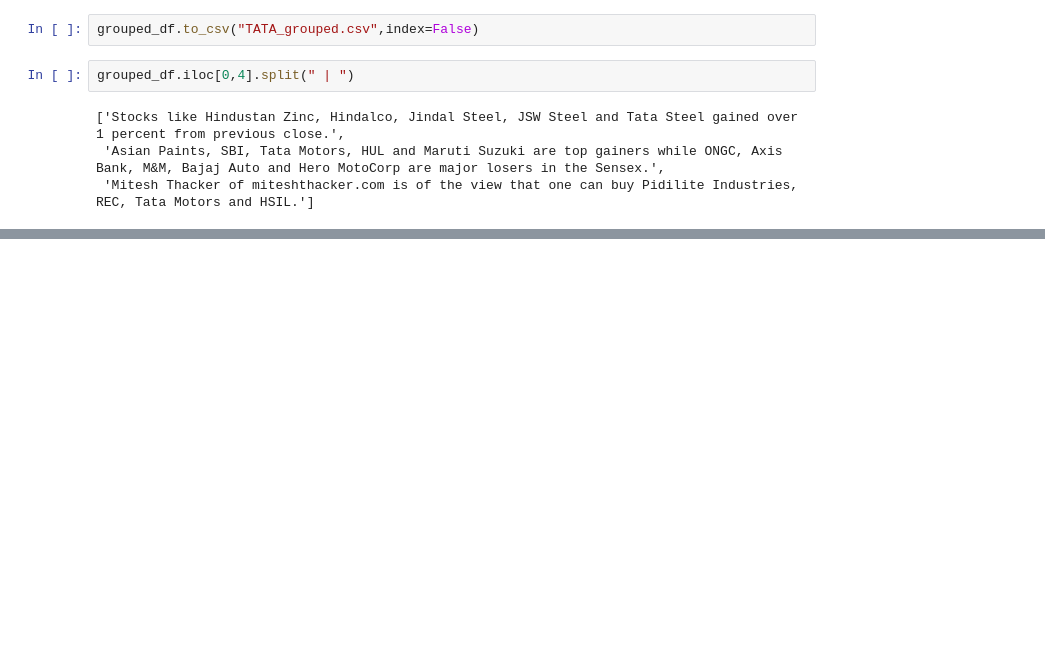
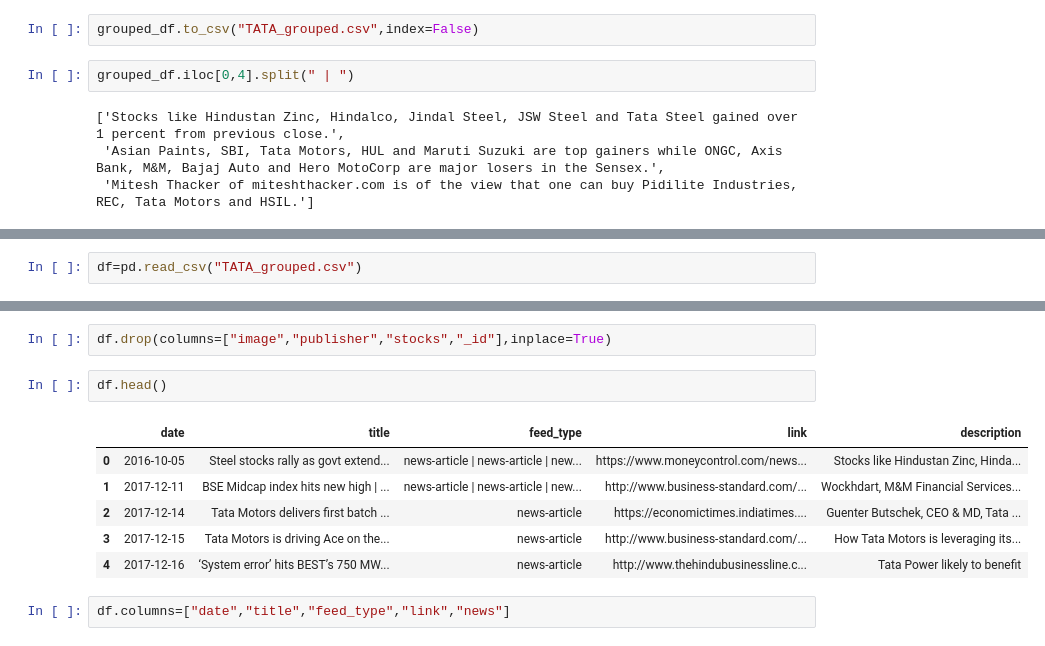
Before and after one commit to adi-253/NLP, a Jupyter notebook: financial_news/check.ipynb, the cells around one changed output, grey strips where cells are left out. Drawn from its saved outputs; the diff is of its cells as text; blank space fills up the shorter version.

```diff
--- a/financial_news/check.ipynb
+++ b/financial_news/check.ipynb
@@ -165,3 +165,5 @@ grouped_df.head()
 | 2 | 2017-12-14 | Tata Motors delivers first batch ... | news-article | https://economictimes.indiatimes.... | Guenter Butschek, CEO & MD, Tata ... | https://pocket-image-cache.com/di... | {'logo': 'https://www.smallcase.c... | [{'sid': 'TAMO', 'initialPrice': ... | [5a326f03cc8e5e3962e5c896] |
 | 3 | 2017-12-15 | Tata Motors is driving Ace on the... | news-article | http://www.business-standard.com/... | How Tata Motors is leveraging its... | https://pocket-image-cache.com/di... | {'logo': 'https://www.smallcase.c... | [{'sid': 'TAMO', 'initialPrice': ... | [5a33c142eae98f5e48db1701] |
 | 4 | 2017-12-16 | ‘System error’ hits BEST’s 750 MW... | news-article | http://www.thehindubusinessline.c... | Tata Power likely to benefit | https://pocket-image-cache.com/di... | {'logo': 'https://www.smallcase.c... | [{'sid': 'TTPW', 'initialPrice': ... | [5a3512a4bc4a61753a29f4ac] |
+# %%
+df=pd.read_csv("TATA_grouped.csv")
@@ -167,0 +179,13 @@ grouped_df.head()
+# %%
+df.drop(columns=["image","publisher","stocks","_id"],inplace=True)
+# %%
+df.head()
+# %% [output]
+|  | date | title | feed_type | link | description |
+| 0 | 2016-10-05 | Steel stocks rally as govt extend... | news-article | news-article | new... | https://www.moneycontrol.com/news... | Stocks like Hindustan Zinc, Hinda... |
+| 1 | 2017-12-11 | BSE Midcap index hits new high | ... | news-article | news-article | new... | http://www.business-standard.com/... | Wockhdart, M&M Financial Services... |
+| 2 | 2017-12-14 | Tata Motors delivers first batch ... | news-article | https://economictimes.indiatimes.... | Guenter Butschek, CEO & MD, Tata ... |
+| 3 | 2017-12-15 | Tata Motors is driving Ace on the... | news-article | http://www.business-standard.com/... | How Tata Motors is leveraging its... |
+| 4 | 2017-12-16 | ‘System error’ hits BEST’s 750 MW... | news-article | http://www.thehindubusinessline.c... | Tata Power likely to benefit |
+# %%
+df.columns=["date","title","feed_type","link","news"]
```
Also changed, not shown: parts of 3 cells of this notebook, 3 other files.
